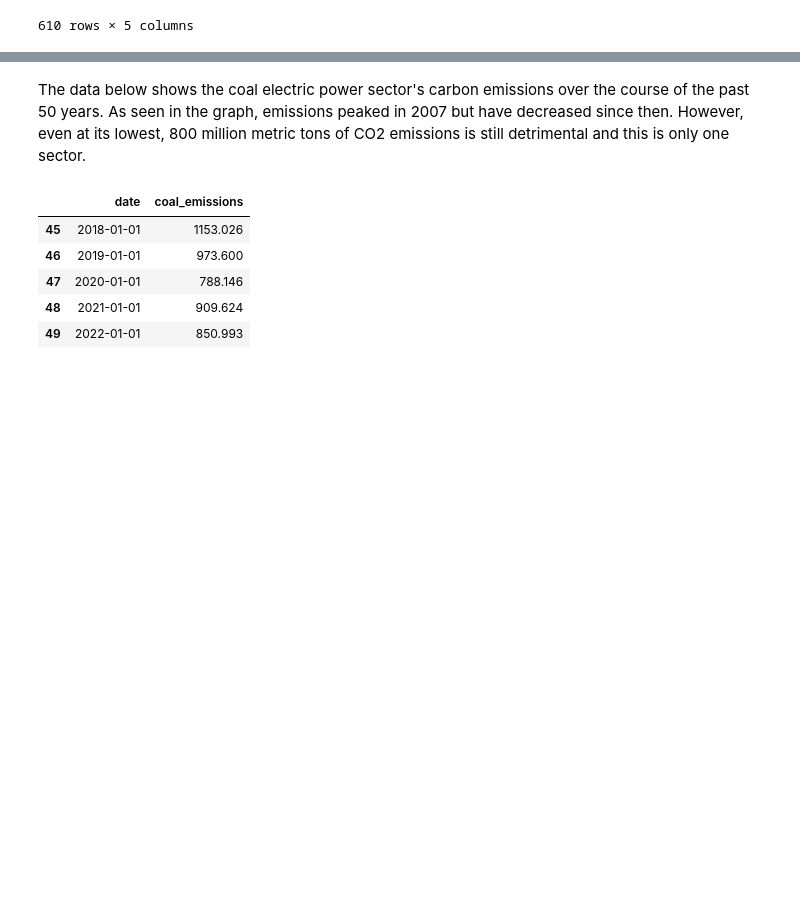
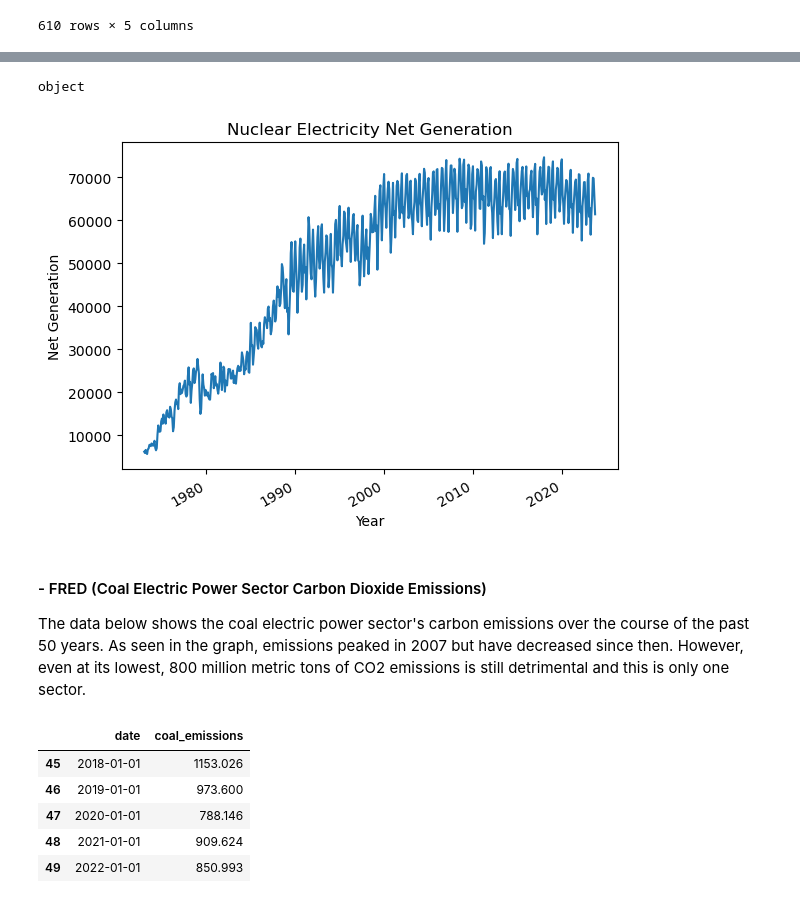
Before and after one commit to aleahmiller30/Computational-Economics, a Jupyter notebook: final project/Computational Economics Project.ipynb, the cells around one changed output, grey strips where cells are left out. Cells and saved outputs as stored; diff of their text form; code cells hidden in the pictures; blank space fills up the shorter version.

```diff
--- a/final project/Computational Economics Project.ipynb
+++ b/final project/Computational Economics Project.ipynb
@@ -31,4 +102,20 @@ data.drop(data.index[0])
+# %%
+print(data['Nuclear Electricity Net Generation'].dtype)
+# %% [output]
+object
+# %%
+data['Nuclear Electricity Net Generation'] = pd.to_numeric(data['Nuclear Electricity Net Generation'], errors='coerce')
+# %%
+data["Nuclear Electricity Net Generation"].plot()
+plt.xlabel("Year")
+plt.ylabel("Net Generation")
+plt.title("Nuclear Electricity Net Generation")
+
+plt.show()
+# %% [output]
+[figure, added]
 # %% [markdown]
+#### - FRED (Coal Electric Power Sector Carbon Dioxide Emissions)
 The data below shows the coal electric power sector's carbon emissions over the course of the past 50 years. As seen in the graph, emissions peaked in 2007 but have decreased since then. However, even at its lowest, 800 million metric tons of CO2 emissions is still detrimental and this is only one sector.
 # %%
 coal_electric_cd_emissions_data = pd.read_excel("EMISSCO2TOTVECCOA.xls", header = 10)
```
Also changed, not shown: parts of 22 cells of this notebook.
